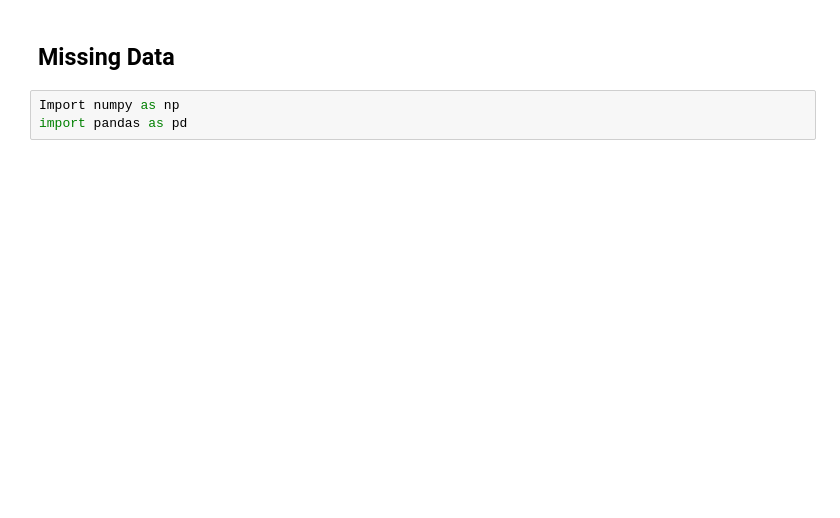
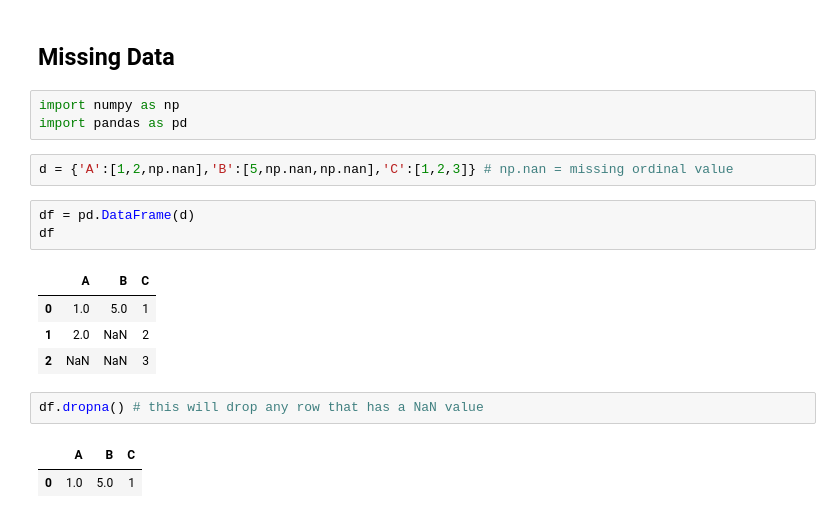
Before and after one commit to majikthise911/notes, a Jupyter notebook: udemyPythonForFinance/notes.ipynb, the cells around one changed output. Drawn from its saved outputs; the diff is of its cells as text; blank space fills up the shorter version.

Commit message:
missing data

```diff
--- a/udemyPythonForFinance/notes.ipynb
+++ b/udemyPythonForFinance/notes.ipynb
@@ -460,5 +482,20 @@ df.xs('G1') # this will grab all the rows where the index is G1. xs is cross sec
 # %% [markdown]
 ## Missing Data
 # %%
-Import numpy as np
+import numpy as np
 import pandas as pd
+# %%
+d = {'A':[1,2,np.nan],'B':[5,np.nan,np.nan],'C':[1,2,3]} # np.nan = missing ordinal value
+# %%
+df = pd.DataFrame(d)
+df
+# %% [output]
+|  | A | B | C |
+| 0 | 1.0 | 5.0 | 1 |
+| 1 | 2.0 | NaN | 2 |
+| 2 | NaN | NaN | 3 |
+# %%
+df.dropna() # this will drop any row that has a NaN value
+# %% [output]
+|  | A | B | C |
+| 0 | 1.0 | 5.0 | 1 |
```
Also changed, not shown: parts of 40 cells of this notebook.
